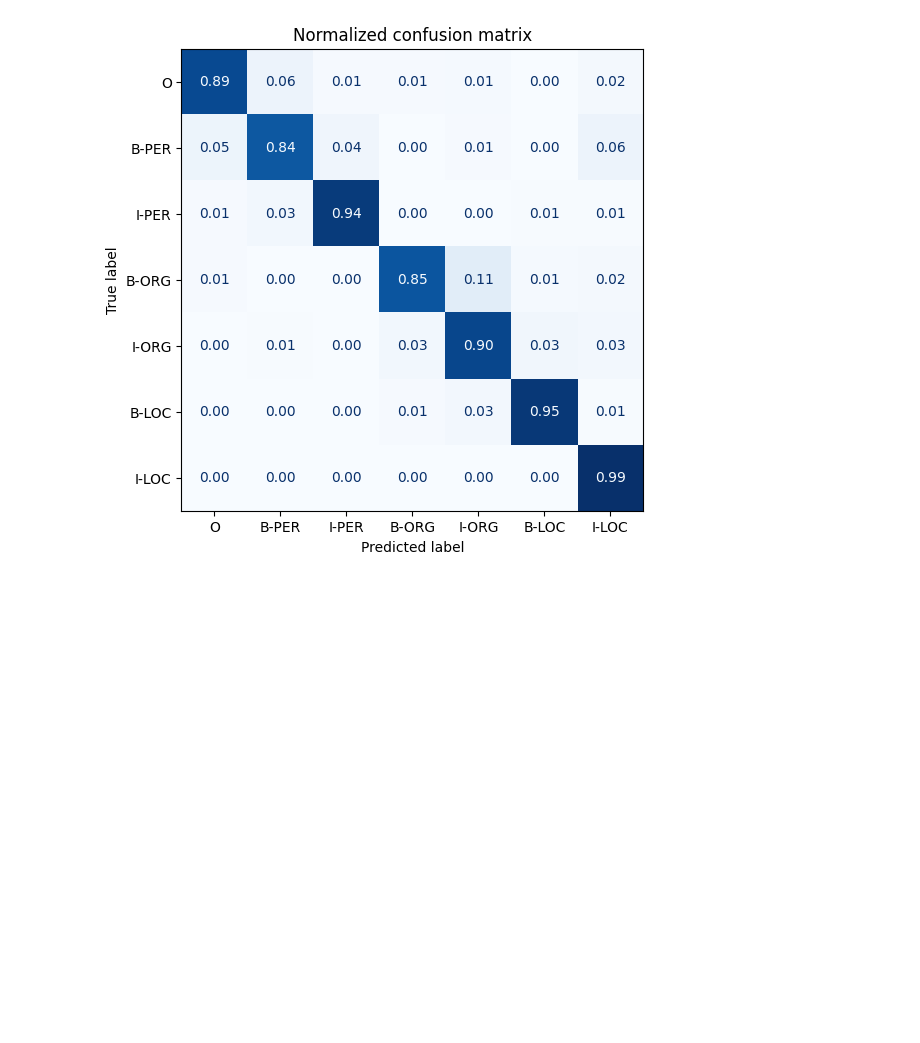
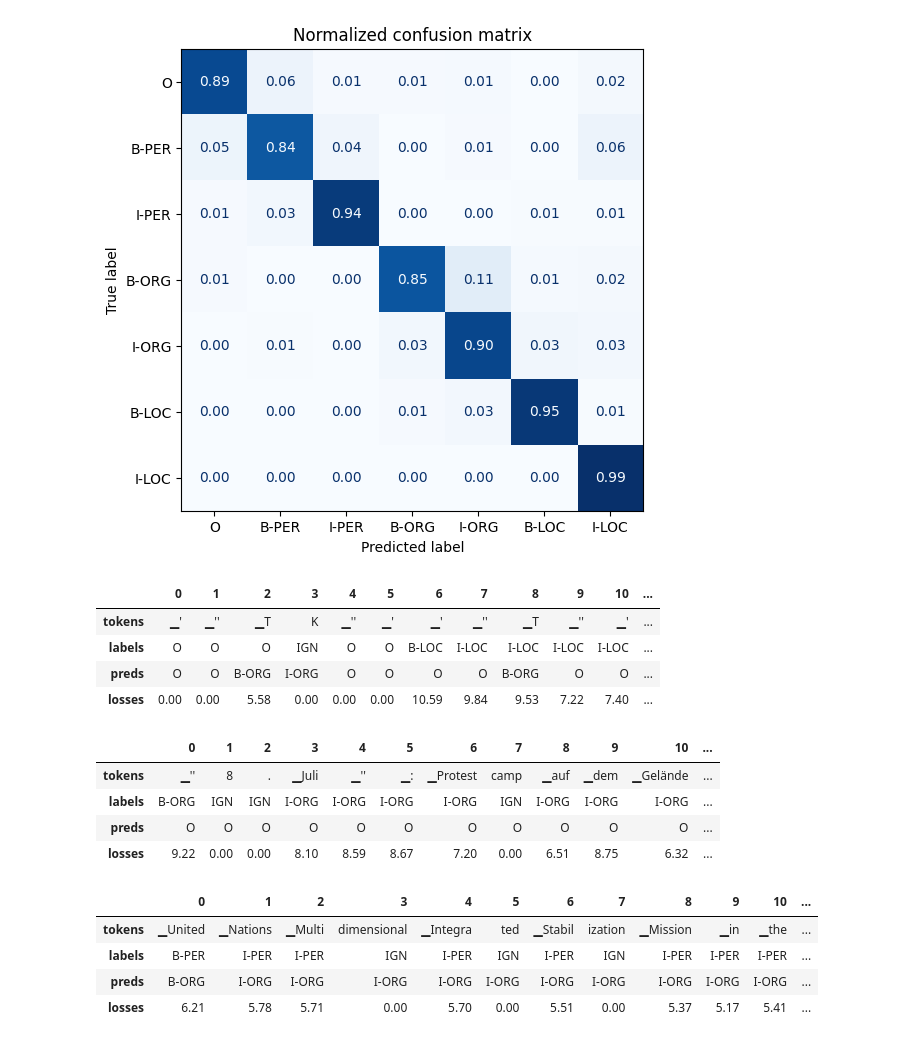
Before and after one commit to a1mohamad/nlp-with-transformers, a Jupyter notebook: Chapter4-Multilingual Named Entity Recognition/error_analysis.ipynb, the cells around one changed output. Saved outputs shown, nothing was run; the diff lists cells and outputs as text; code cells hidden in the pictures; blank space fills up the shorter version.

Commit message:
chap04: display most total loss examples, all of them is in wrog labels

```diff
--- a/Chapter4-Multilingual Named Entity Recognition/error_analysis.ipynb
+++ b/Chapter4-Multilingual Named Entity Recognition/error_analysis.ipynb
@@ -145,3 +145,25 @@ def get_samples(df):
             {"tokens": tokens, "labels": labels, "preds": preds, "losses": losses}
         ).T
         yield df_tmp
+# %%
+df["total_loss"] = df["loss"].apply(sum)
+df_tmp = df.sort_values(by="total_loss", ascending=False).head(3)
+
+for sample in get_samples(df_tmp):
+    display(sample)
+# %% [output]
+|  | 0 | 1 | 2 | 3 | 4 | 5 | 6 | 7 | 8 | 9 | 10 | ... |
+| tokens | ▁' | ▁'' | ▁Τ | Κ | ▁'' | ▁' | ▁' | ▁'' | ▁T | ▁'' | ▁' | ... |
+| labels | O | O | O | IGN | O | O | B-LOC | I-LOC | I-LOC | I-LOC | I-LOC | ... |
+| preds | O | O | B-ORG | I-ORG | O | O | O | O | B-ORG | O | O | ... |
+| losses | 0.00 | 0.00 | 5.58 | 0.00 | 0.00 | 0.00 | 10.59 | 9.84 | 9.53 | 7.22 | 7.40 | ... |
+|  | 0 | 1 | 2 | 3 | 4 | 5 | 6 | 7 | 8 | 9 | 10 | ... |
+| tokens | ▁'' | 8 | . | ▁Juli | ▁'' | ▁: | ▁Protest | camp | ▁auf | ▁dem | ▁Gelände | ... |
+| labels | B-ORG | IGN | IGN | I-ORG | I-ORG | I-ORG | I-ORG | IGN | I-ORG | I-ORG | I-ORG | ... |
+| preds | O | O | O | O | O | O | O | O | O | O | O | ... |
+| losses | 9.22 | 0.00 | 0.00 | 8.10 | 8.59 | 8.67 | 7.20 | 0.00 | 6.51 | 8.75 | 6.32 | ... |
+|  | 0 | 1 | 2 | 3 | 4 | 5 | 6 | 7 | 8 | 9 | 10 | ... |
+| tokens | ▁United | ▁Nations | ▁Multi | dimensional | ▁Integra | ted | ▁Stabil | ization | ▁Mission | ▁in | ▁the | ... |
+| labels | B-PER | I-PER | I-PER | IGN | I-PER | IGN | I-PER | IGN | I-PER | I-PER | I-PER | ... |
+| preds | B-ORG | I-ORG | I-ORG | I-ORG | I-ORG | I-ORG | I-ORG | I-ORG | I-ORG | I-ORG | I-ORG | ... |
+| losses | 6.21 | 5.78 | 5.71 | 0.00 | 5.70 | 0.00 | 5.51 | 0.00 | 5.37 | 5.17 | 5.41 | ... |
```
Also changed, not shown: parts of 1 cell of this notebook.
